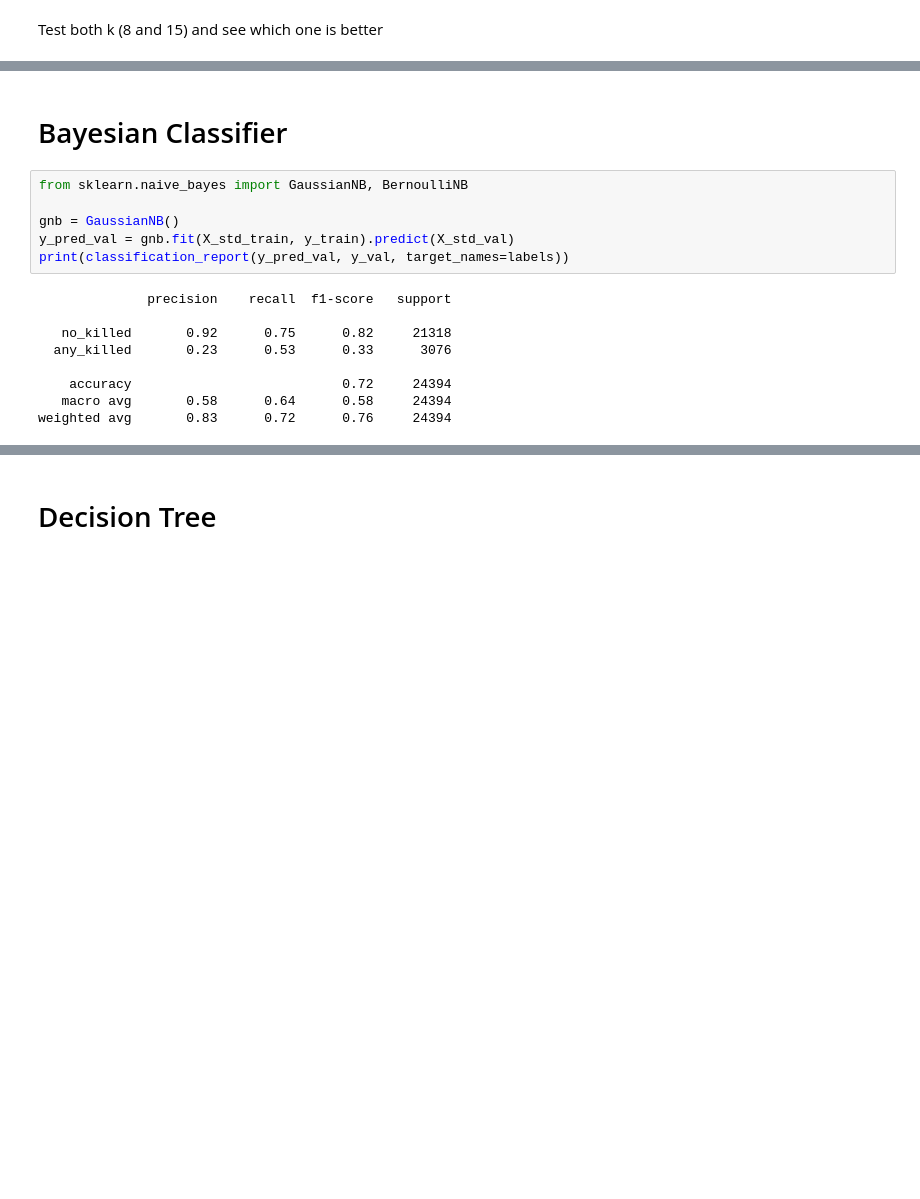
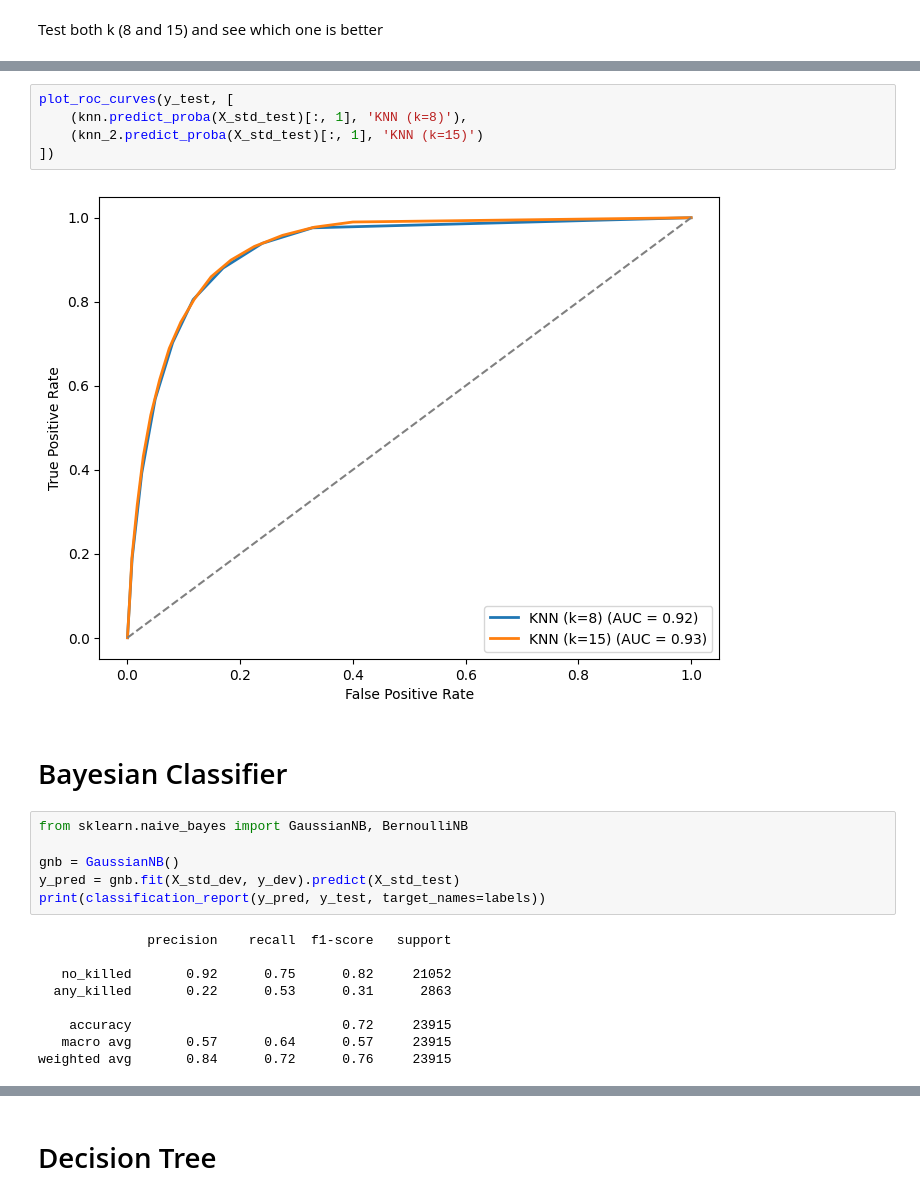
Before and after one commit to Alexthw46/DataMiningProject, a Jupyter notebook: TASK_3/predictive_analysis.ipynb, the cells around one changed output, grey strips where cells are left out. Saved outputs shown, nothing was run; the diff lists cells and outputs as text; blank space fills up the shorter version.

```diff
--- a/TASK_3/predictive_analysis.ipynb
+++ b/TASK_3/predictive_analysis.ipynb
@@ -178,19 +180,26 @@ Validation accuracy: 0.861174994773155
+# %%
+plot_roc_curves(y_test, [
+    (knn.predict_proba(X_std_test)[:, 1], 'KNN (k=8)'),
+    (knn_2.predict_proba(X_std_test)[:, 1], 'KNN (k=15)')
+])
+# %% [output]
+[figure, added]
 # %% [markdown]
 # Bayesian Classifier
 # %%
 from sklearn.naive_bayes import GaussianNB, BernoulliNB
 
 gnb = GaussianNB()
-y_pred_val = gnb.fit(X_std_train, y_train).predict(X_std_val)
-print(classification_report(y_pred_val, y_val, target_names=labels))
+y_pred = gnb.fit(X_std_dev, y_dev).predict(X_std_test)
+print(classification_report(y_pred, y_test, target_names=labels))
 # %% [output]
               precision    recall  f1-score   support
 
-   no_killed       0.92      0.75      0.82     21318
-  any_killed       0.23      0.53      0.33      3076
+   no_killed       0.92      0.75      0.82     21052
+  any_killed       0.22      0.53      0.31      2863
 
-    accuracy                           0.72     24394
-   macro avg       0.58      0.64      0.58     24394
-weighted avg       0.83      0.72      0.76     24394
+    accuracy                           0.72     23915
+   macro avg       0.57      0.64      0.57     23915
+weighted avg       0.84      0.72      0.76     23915
 # %%
 bnb = BernoulliNB()
```
Also changed, not shown: parts of 29 cells of this notebook, 2 other files.
